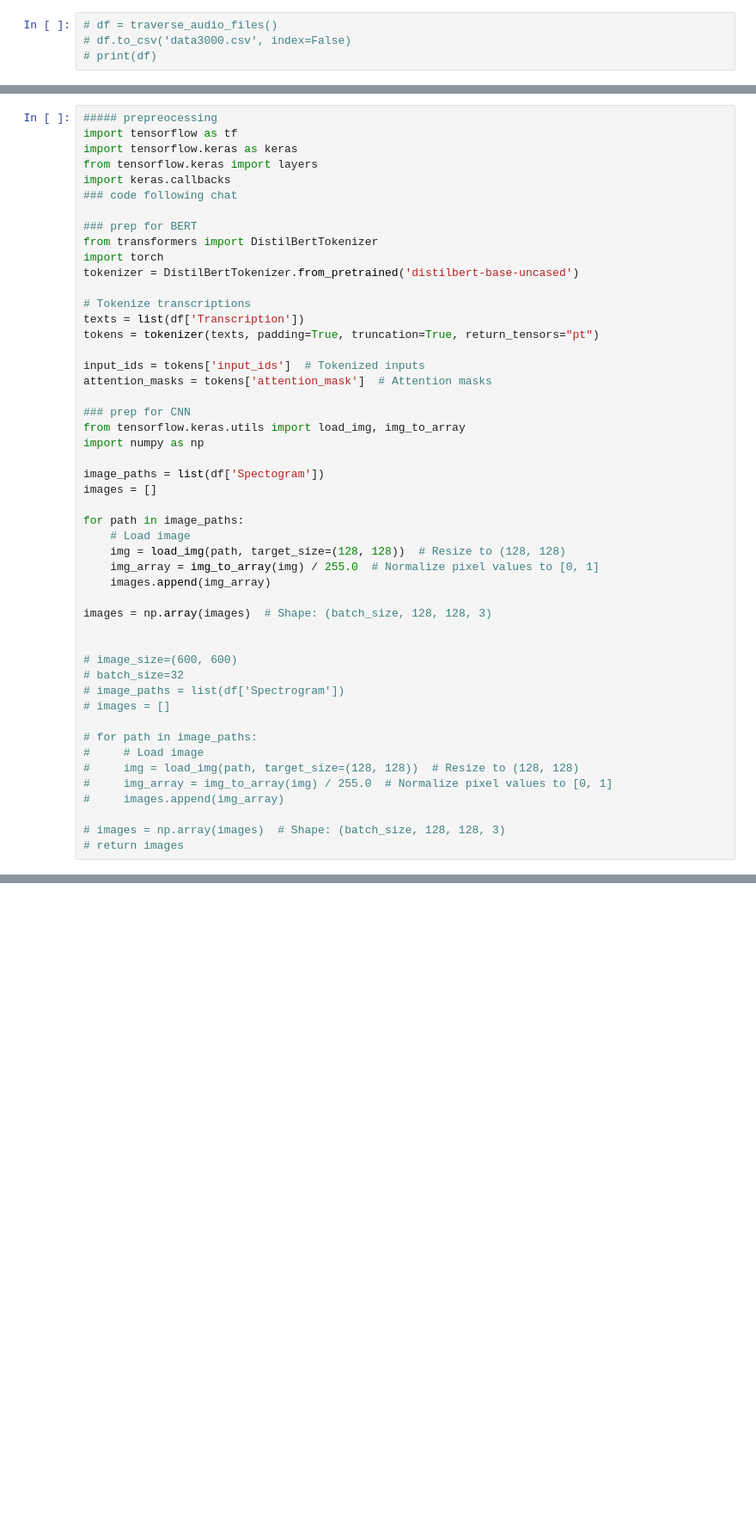
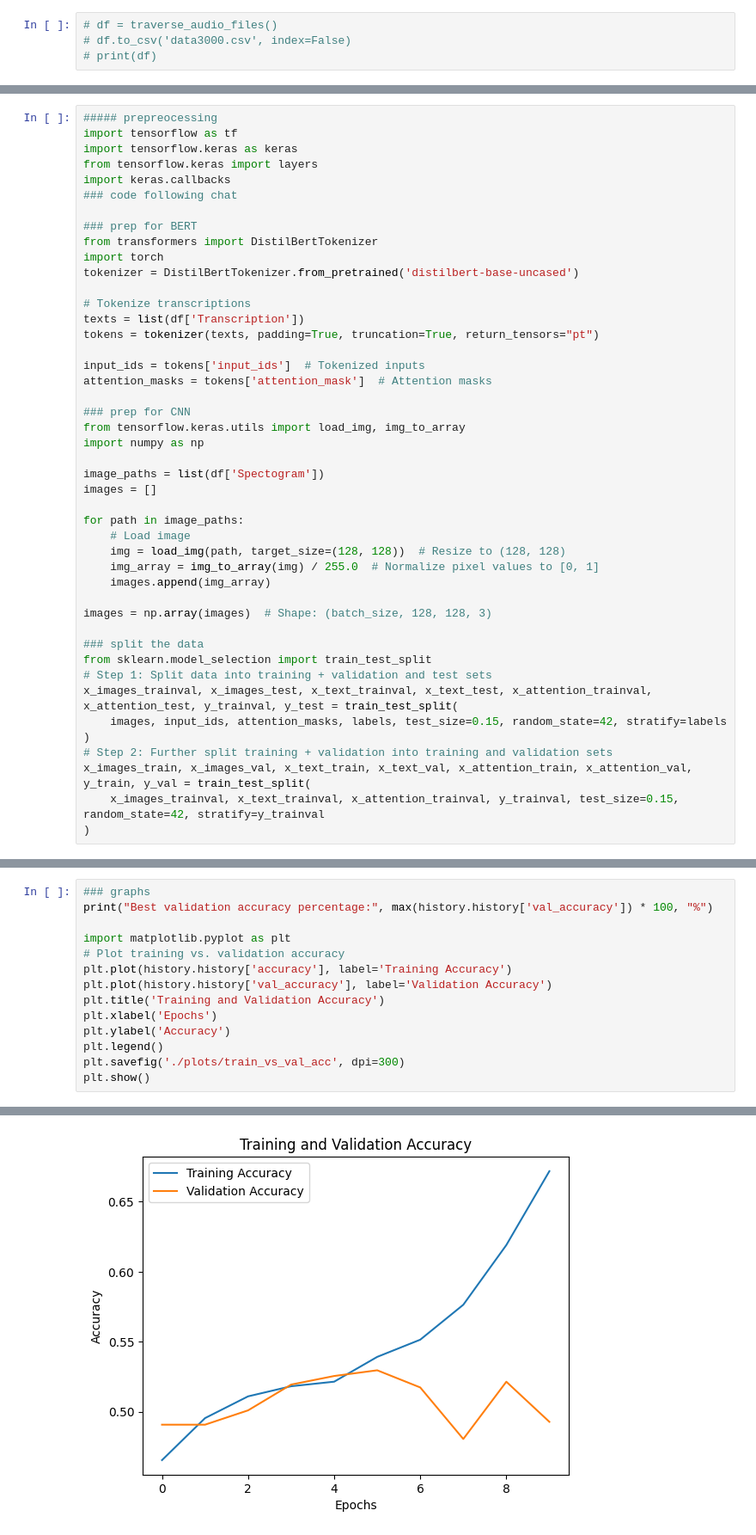
Before and after one commit to wyattnapier/ds340project, a Jupyter notebook: two_branches.ipynb, the cells around one changed output, grey strips where cells are left out. Shown at 86% size. Cells and saved outputs as stored; diff of their text form; blank space fills up the shorter version.

Commit message:
enabled multi-model cnn that combines our previous approaches

```diff
--- a/two_branches.ipynb
+++ b/two_branches.ipynb
@@ -184,17 +170,13 @@ for path in image_paths:
 
 images = np.array(images)  # Shape: (batch_size, 128, 128, 3)
 
-
-# image_size=(600, 600)
-# batch_size=32
-# image_paths = list(df['Spectrogram'])
-# images = []
-
-# for path in image_paths:
-#     # Load image
-#     img = load_img(path, target_size=(128, 128))  # Resize to (128, 128)
-#     img_array = img_to_array(img) / 255.0  # Normalize pixel values to [0, 1]
-#     images.append(img_array)
-
-# images = np.array(images)  # Shape: (batch_size, 128, 128, 3)
-# return images
+### split the data
+from sklearn.model_selection import train_test_split
+# Step 1: Split data into training + validation and test sets
+x_images_trainval, x_images_test, x_text_trainval, x_text_test, x_attention_trainval, x_attention_test, y_trainval, y_test = train_test_split(
+    images, input_ids, attention_masks, labels, test_size=0.15, random_state=42, stratify=labels
+)
+# Step 2: Further split training + validation into training and validation sets
+x_images_train, x_images_val, x_text_train, x_text_val, x_attention_train, x_attention_val, y_train, y_val = train_test_split(
+    x_images_trainval, x_text_trainval, x_attention_trainval, y_trainval, test_size=0.15, random_state=42, stratify=y_trainval
+)
@@ -272,0 +305,15 @@ model.fit(
+# %%
+### graphs
+print("Best validation accuracy percentage:", max(history.history['val_accuracy']) * 100, "%")
+
+import matplotlib.pyplot as plt
+# Plot training vs. validation accuracy
+plt.plot(history.history['accuracy'], label='Training Accuracy')
+plt.plot(history.history['val_accuracy'], label='Validation Accuracy')
+plt.title('Training and Validation Accuracy')
+plt.xlabel('Epochs')
+plt.ylabel('Accuracy')
+plt.legend()
+plt.savefig('./plots/train_vs_val_acc', dpi=300)
+plt.show()
+# %% [output]
@@ -272,0 +321 @@ model.fit(
+[figure, added]
```
Also changed, not shown: parts of 10 cells of this notebook.
